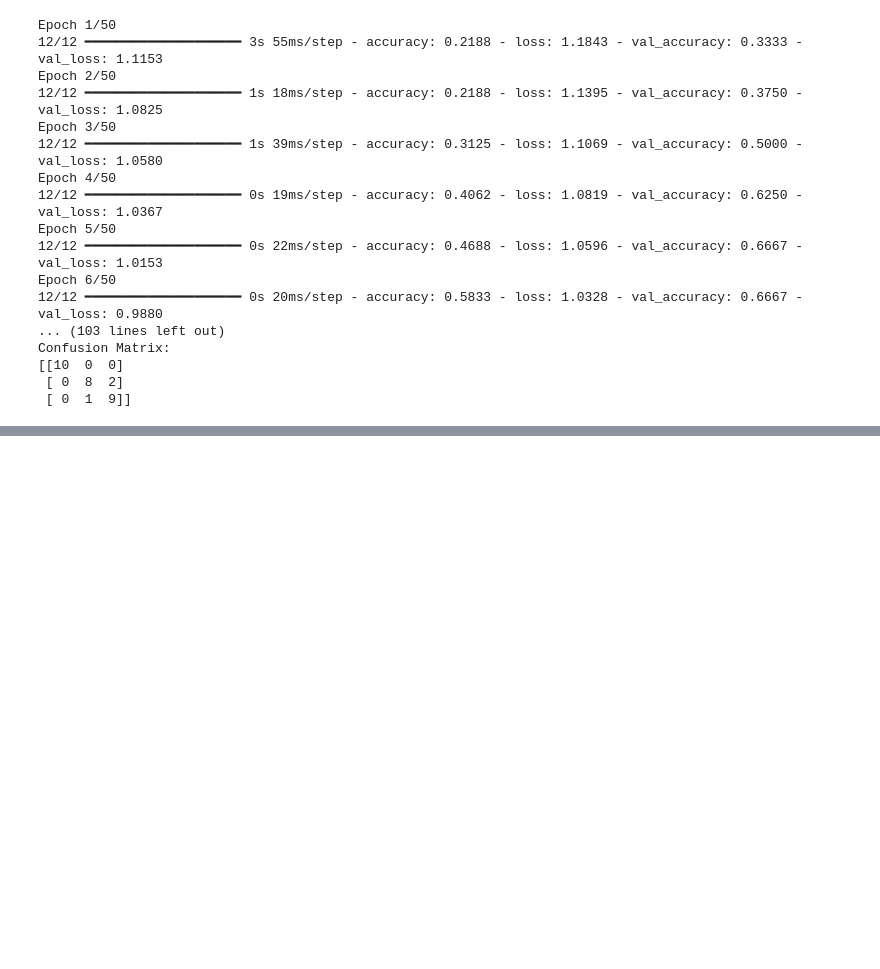
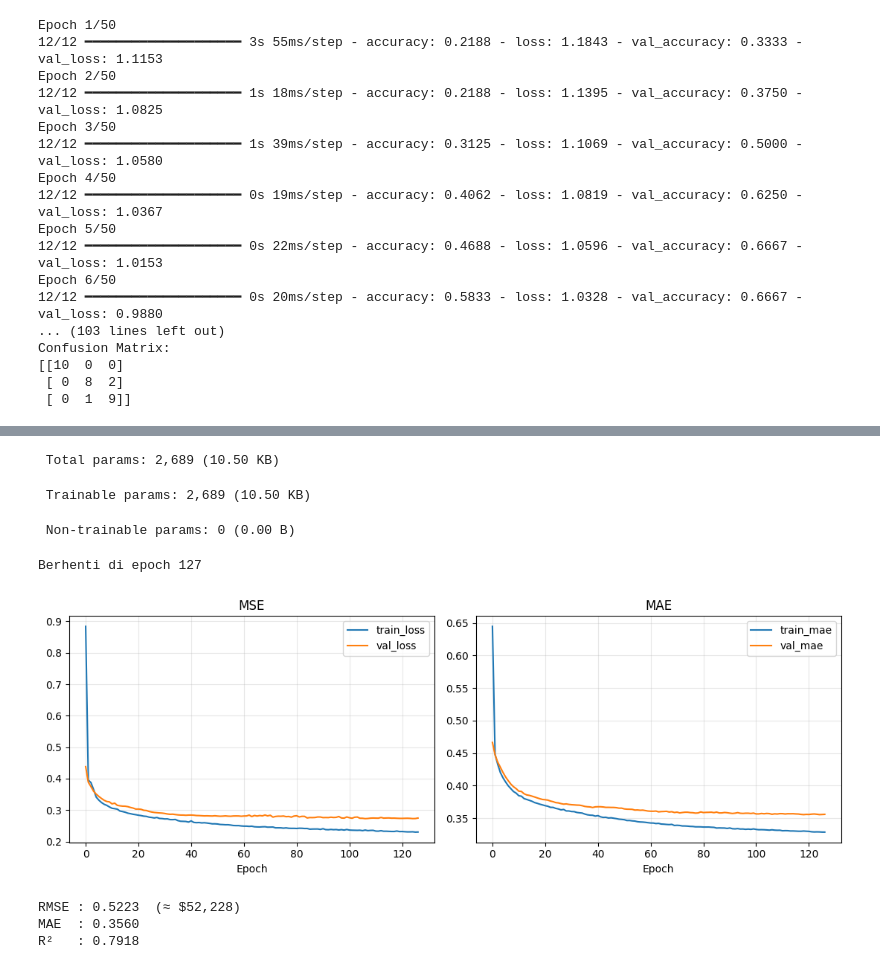
Before and after one commit to AlfredaDhaifullah04/Pembelajaran_Mesin_2026, a Jupyter notebook: TG10_JS13.ipynb, the cells around one changed output, grey strips where cells are left out. Drawn from its saved outputs; the diff is of its cells as text; code cells hidden in the pictures; blank space fills up the shorter version.

```diff
--- a/TG10_JS13.ipynb
+++ b/TG10_JS13.ipynb
@@ -432,0 +668,72 @@ Confusion Matrix:
+# %%
+# MLP Regresi (Keras) — versi diperbaiki
+import numpy as np
+import matplotlib.pyplot as plt
+import tensorflow as tf
+from sklearn.datasets import fetch_california_housing
+from sklearn.model_selection import train_test_split
+from sklearn.preprocessing import StandardScaler
+from sklearn.metrics import mean_squared_error, mean_absolute_error, r2_score
+from tensorflow.keras.models import Sequential
+from tensorflow.keras.layers import Input, Dense
+from tensorflow.keras.optimizers import Adam
+from tensorflow.keras.callbacks import EarlyStopping
+
+tf.keras.utils.set_random_seed(42)
+
+# 1. Load (pengganti load_boston)
+data = fetch_california_housing()
+X, y = data.data, data.target
+print("Shape X:", X.shape, "| Shape y:", y.shape)
+print("Fitur  :", list(data.feature_names))
+print("Target : median nilai rumah (satuan $100.000)")
+
+# 2. Preprocess — split DULU, scaler fit HANYA di data latih
+X_train, X_val, y_train, y_val = train_test_split(
+    X, y, test_size=0.2, random_state=42)
+
+scaler = StandardScaler()
+X_train = scaler.fit_transform(X_train)
+X_val   = scaler.transform(X_val)
+
+# 3. Build model
+model = Sequential([
+    Input(shape=(X_train.shape[1],)),      # pengganti input_shape di Dense
+    Dense(64, activation='relu'),
+    Dense(32, activation='relu'),
+    Dense(1)                               # regresi: output linear
+])
+model.compile(optimizer=Adam(1e-3), loss='mse', metrics=['mae'])
+model.summary()
+
+# 4. Train
+es = EarlyStopping(monitor='val_loss', patience=20, restore_best_weights=True)
+h = model.fit(X_train, y_train,
+              validation_data=(X_val, y_val),
+              epochs=200, batch_size=32,
+              callbacks=[es], verbose=0)
+print(f"Berhenti di epoch {len(h.history['loss'])}")
+
+# 5. Plot (nama key MAE bisa beda antar versi Keras → dideteksi otomatis)
+mae_key     = 'mae' if 'mae' in h.history else 'mean_absolute_error'
+val_mae_key = 'val_' + mae_key
+
+plt.figure(figsize=(11, 4))
+plt.subplot(1, 2, 1)
+plt.plot(h.history['loss'], label='train_loss')
+plt.plot(h.history['val_loss'], label='val_loss')
+plt.legend(); plt.title('MSE'); plt.xlabel('Epoch'); plt.grid(alpha=.3)
+
+plt.subplot(1, 2, 2)
+plt.plot(h.history[mae_key], label='train_mae')
+plt.plot(h.history[val_mae_key], label='val_mae')
+plt.legend(); plt.title('MAE'); plt.xlabel('Epoch'); plt.grid(alpha=.3)
+plt.tight_layout(); plt.show()
+
+# 6. Evaluasi
+pred = model.predict(X_val, verbose=0)
+rmse = np.sqrt(mean_squared_error(y_val, pred))
+print(f"RMSE : {rmse:.4f}  (≈ ${rmse*100_000:,.0f})")
+print(f"MAE  : {mean_absolute_error(y_val, pred):.4f}")
+print(f"R²   : {r2_score(y_val, pred):.4f}")
+# %% [output]
@@ -432,0 +753,8 @@ Confusion Matrix:
+ Total params: 2,689 (10.50 KB)
+ Trainable params: 2,689 (10.50 KB)
+ Non-trainable params: 0 (0.00 B)
+Berhenti di epoch 127
+[figure, added]
+RMSE : 0.5223  (≈ $52,228)
+MAE  : 0.3560
+R²   : 0.7918
```
Also changed, not shown: parts of 7 cells of this notebook.
